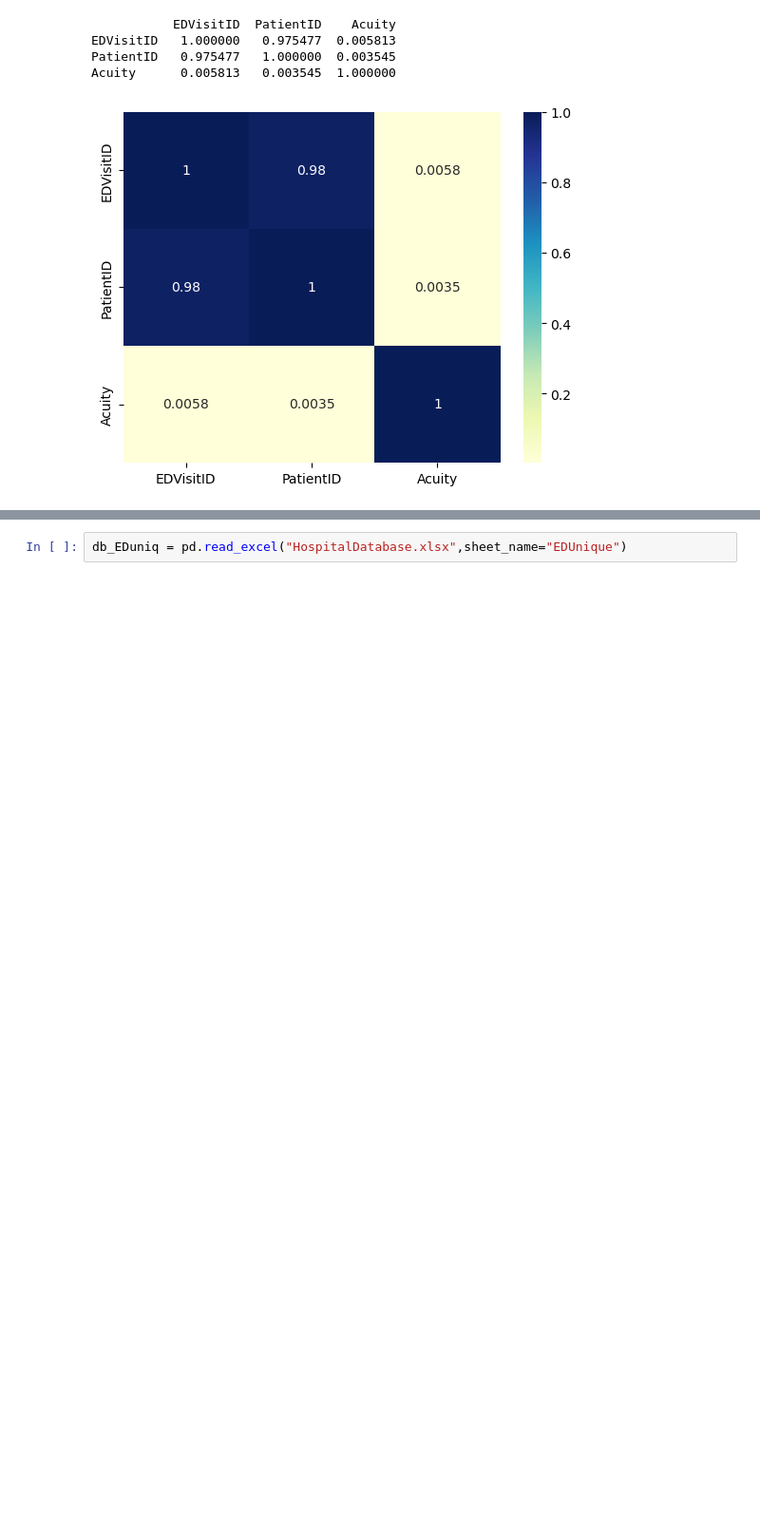
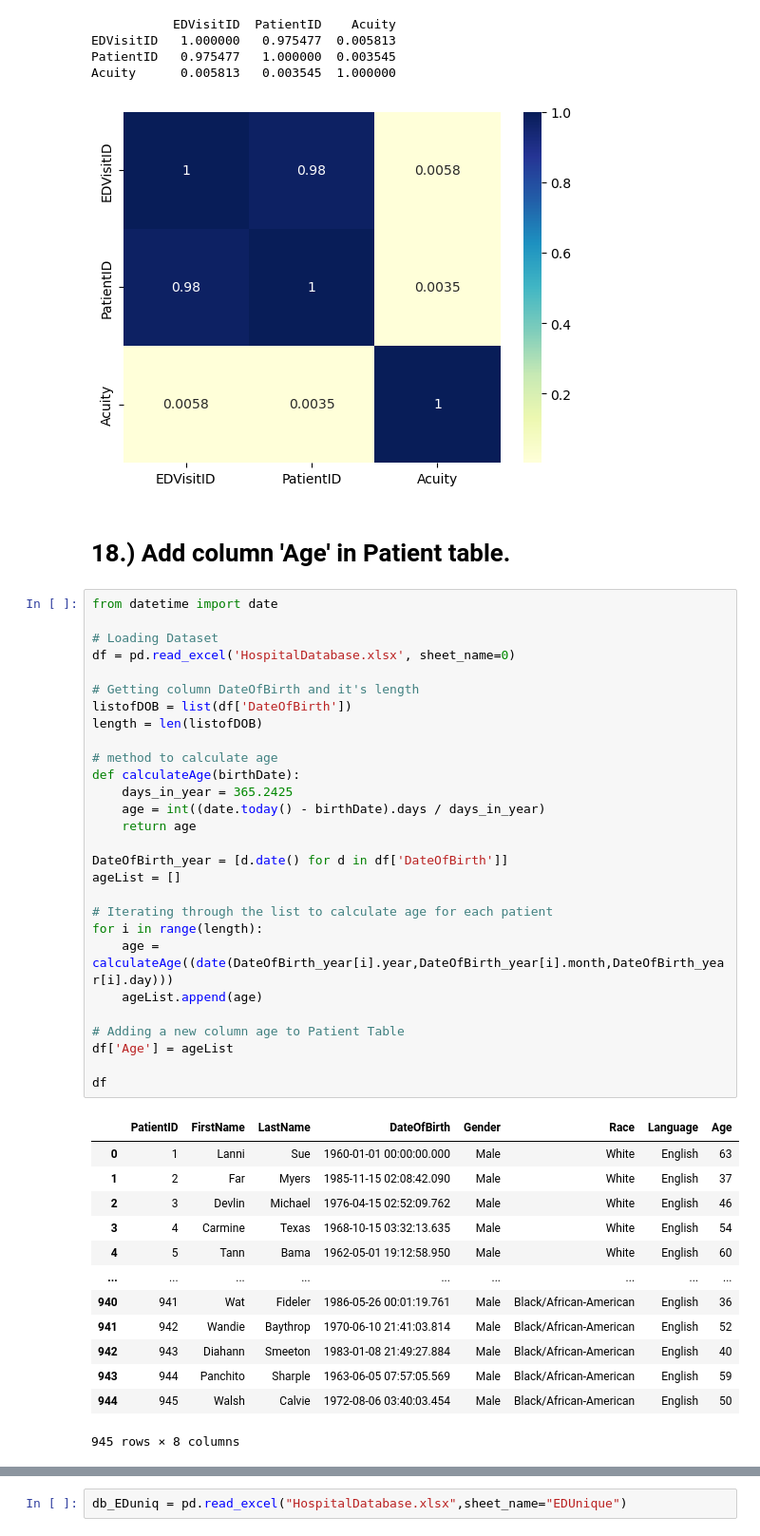
Before and after one commit to fathimadev35/PythonCoders, a Jupyter notebook: PythonCoders-Notebook.ipynb, the cells around one changed output, grey strips where cells are left out. Shown at 95% size. Cells and saved outputs as stored; diff of their text form; blank space fills up the shorter version.

```diff
--- a/PythonCoders-Notebook.ipynb
+++ b/PythonCoders-Notebook.ipynb
@@ -262,3 +400,47 @@ EDVisitID   1.000000   0.975477  0.005813
 PatientID   0.975477   1.000000  0.003545
 Acuity      0.005813   0.003545  1.000000
 [figure]
+# %% [markdown]
+# 18.) Add column 'Age' in Patient table.
+# %%
+from datetime import date
+
+# Loading Dataset
+df = pd.read_excel('HospitalDatabase.xlsx', sheet_name=0)
+
+# Getting column DateOfBirth and it's length
+listofDOB = list(df['DateOfBirth'])
+length = len(listofDOB)
+
+# method to calculate age
+def calculateAge(birthDate):
+    days_in_year = 365.2425
+    age = int((date.today() - birthDate).days / days_in_year)
+    return age
+
+DateOfBirth_year = [d.date() for d in df['DateOfBirth']]
+ageList = []
+
+# Iterating through the list to calculate age for each patient
+for i in range(length):
+    age = calculateAge((date(DateOfBirth_year[i].year,DateOfBirth_year[i].month,DateOfBirth_year[i].day)))
+    ageList.append(age)
+
+# Adding a new column age to Patient Table
+df['Age'] = ageList
+
+df
+# %% [output]
+|  | PatientID | FirstName | LastName | DateOfBirth | Gender | Race | Language | Age |
+| 0 | 1 | Lanni | Sue | 1960-01-01 00:00:00.000 | Male | White | English | 63 |
+| 1 | 2 | Far | Myers | 1985-11-15 02:08:42.090 | Male | White | English | 37 |
+| 2 | 3 | Devlin | Michael | 1976-04-15 02:52:09.762 | Male | White | English | 46 |
+| 3 | 4 | Carmine | Texas | 1968-10-15 03:32:13.635 | Male | White | English | 54 |
+| 4 | 5 | Tann | Bama | 1962-05-01 19:12:58.950 | Male | White | English | 60 |
+| ... | ... | ... | ... | ... | ... | ... | ... | ... |
+| 940 | 941 | Wat | Fideler | 1986-05-26 00:01:19.761 | Male | Black/African-American | English | 36 |
+| 941 | 942 | Wandie | Baythrop | 1970-06-10 21:41:03.814 | Male | Black/African-American | English | 52 |
+| 942 | 943 | Diahann | Smeeton | 1983-01-08 21:49:27.884 | Male | Black/African-American | English | 40 |
+| 943 | 944 | Panchito | Sharple | 1963-06-05 07:57:05.569 | Male | Black/African-American | English | 59 |
+| 944 | 945 | Walsh | Calvie | 1972-08-06 03:40:03.454 | Male | Black/African-American | English | 50 |
+945 rows × 8 columns
```
Also changed, not shown: parts of 13 cells of this notebook.
